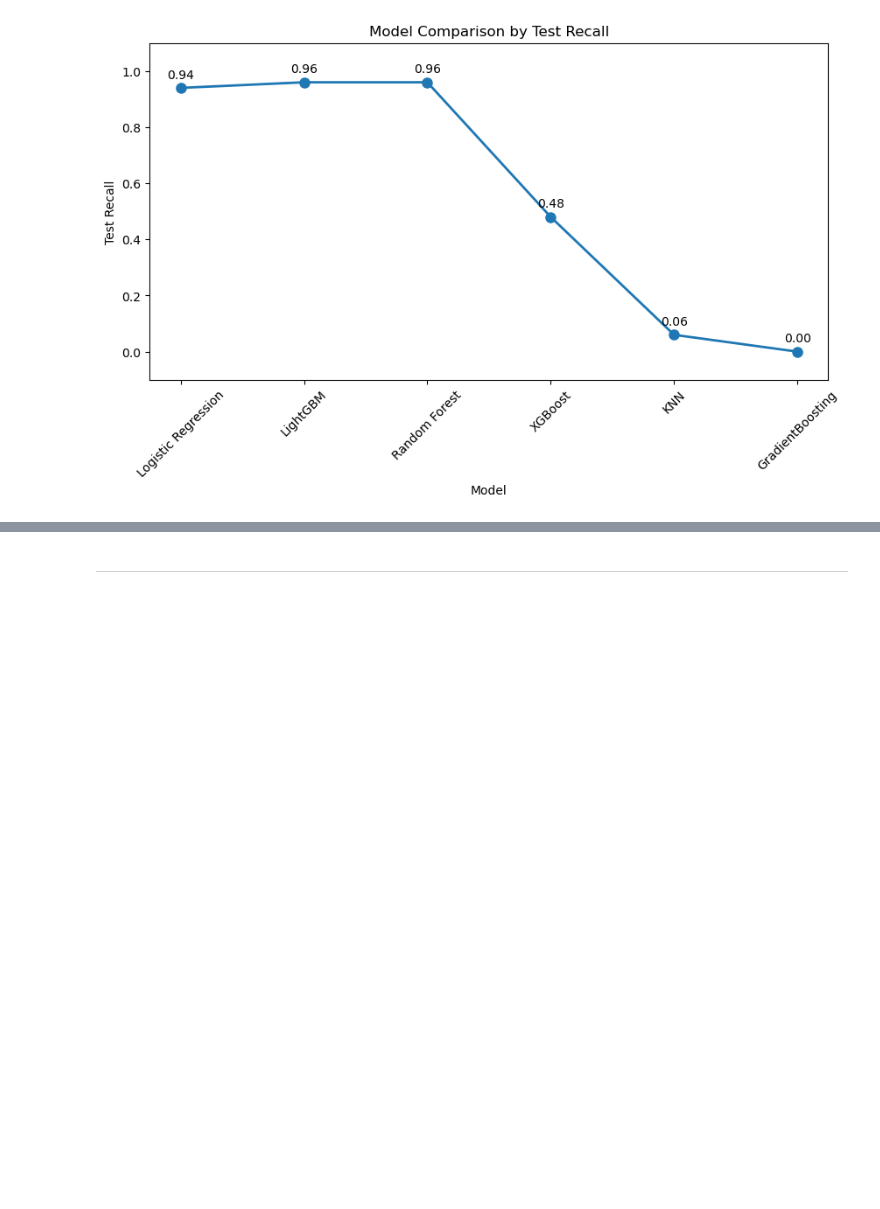
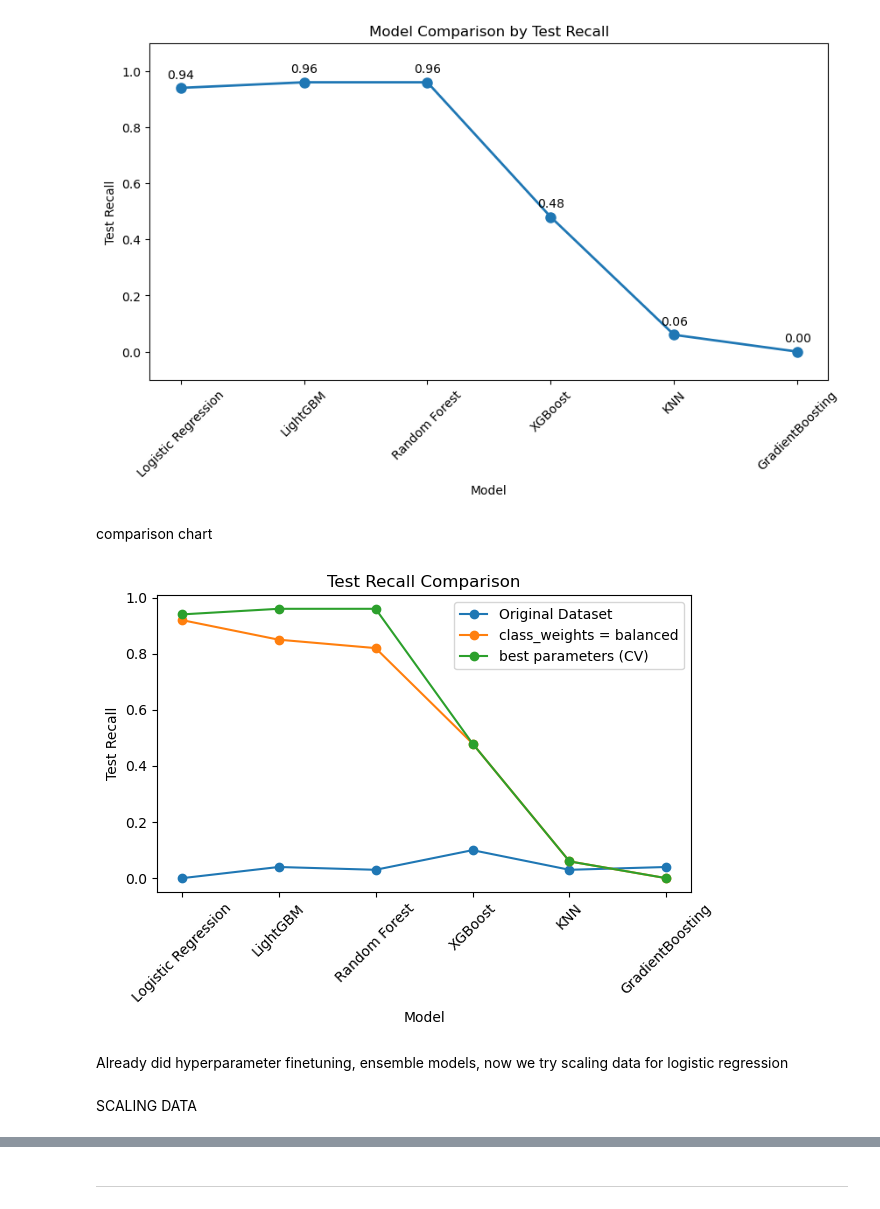
Before and after one commit to yoanl13/End-to-end-final-project-DSML, a Jupyter notebook: 1_DataScience_FinalProject_FraudDetection.ipynb, the cells around one changed output, grey strips where cells are left out. Saved outputs shown, nothing was run; the diff lists cells and outputs as text; code cells hidden in the pictures; blank space fills up the shorter version.

```diff
--- a/1_DataScience_FinalProject_FraudDetection.ipynb
+++ b/1_DataScience_FinalProject_FraudDetection.ipynb
@@ -1720,3 +1722,31 @@ plt.yticks(np.arange(0, 1.1, 0.2))
 plt.show()
 # %% [output]
 [figure]
+# %% [markdown]
+comparison chart
+# %%
+df1 = pd.DataFrame(results1)
+df2 = pd.DataFrame(results2)
+df3 = pd.DataFrame(results3)
+
+df1 = df1.set_index("model").reindex(order).reset_index()
+df2 = df2.set_index("model").reindex(order).reset_index()
+df3 = df3.set_index("model").reindex(order).reset_index()
+
+plt.plot(df1["model"], df1["test recall"], marker="o", label="Original Dataset")
+plt.plot(df2["model"], df2["test recall"], marker="o", label="class_weights = balanced")
+plt.plot(df3["model"], df3["test recall"], marker="o", label="best parameters (CV)")
+
+plt.xlabel("Model")
+plt.ylabel("Test Recall")
+plt.title("Test Recall Comparison")
+plt.xticks(rotation=45)
+plt.legend()
+plt.tight_layout()
+plt.show()
+# %% [output]
+[figure, added]
+# %% [markdown]
+Already did hyperparameter finetuning, ensemble models, now we try scaling data for logistic regression
+# %% [markdown]
+SCALING DATA
```
Also changed, not shown: parts of 31 cells of this notebook.
